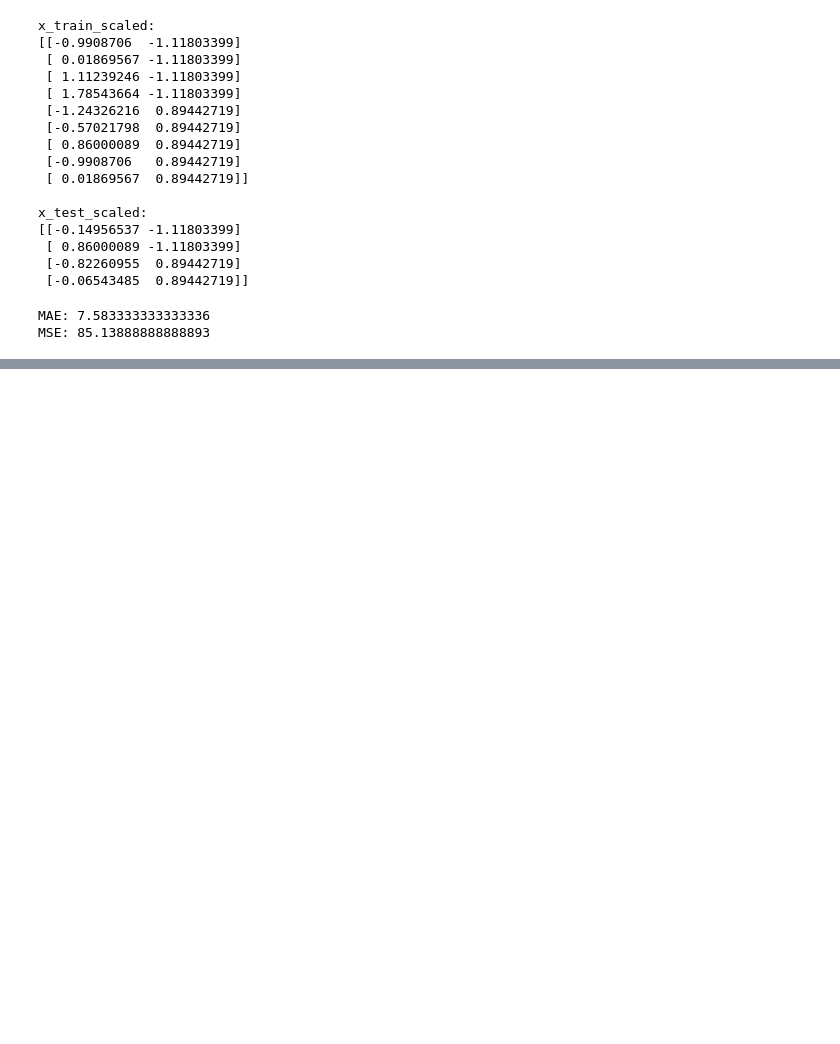
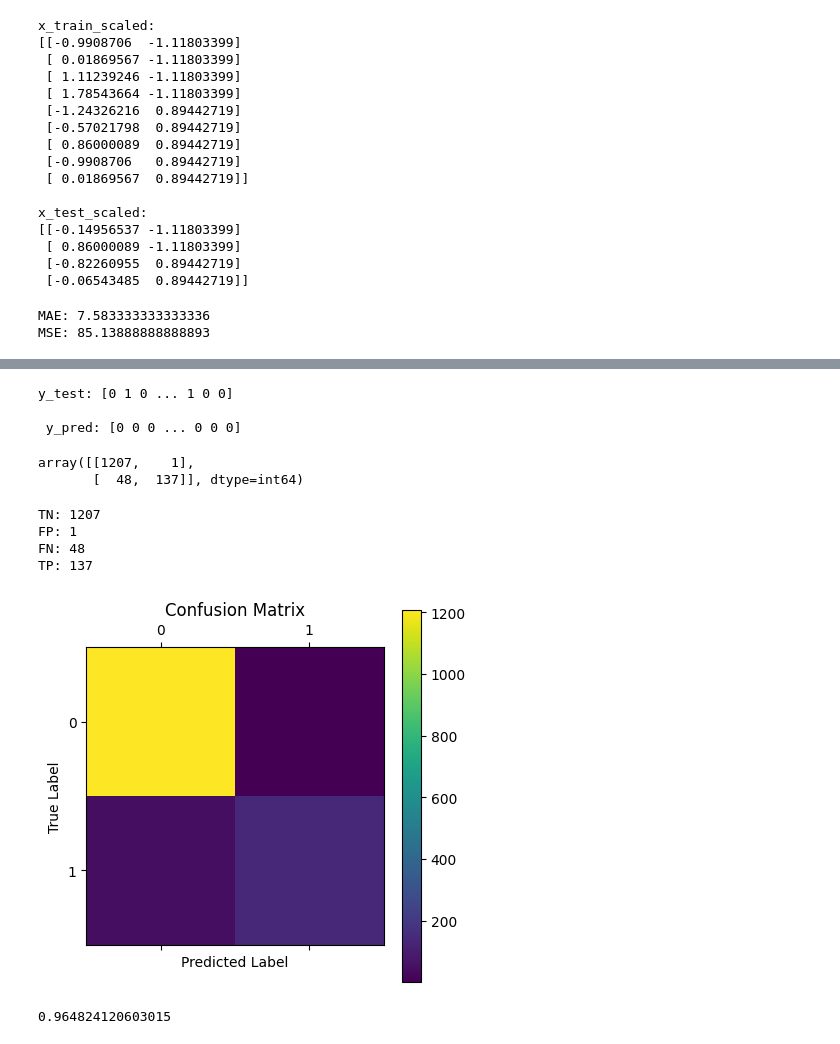
Before and after one commit to fyyqq/scikit-learn, a Jupyter notebook: scikit_learn.ipynb, the cells around one changed output, grey strips where cells are left out. Drawn from its saved outputs; the diff is of its cells as text; code cells hidden in the pictures; blank space fills up the shorter version.

```diff
--- a/scikit_learn.ipynb
+++ b/scikit_learn.ipynb
@@ -1080,0 +1692,7 @@ MSE: 85.13888888888893
+# %%
+from sklearn.model_selection import train_test_split
+
+x_train, x_test, y_train, y_test = train_test_split(x, y, test_size=0.25, random_state=0)
+
+print(x_train, "\n\n")
+print(y_train)
@@ -1080,0 +1709,10 @@ MSE: 85.13888888888893
+# %%
+from sklearn.feature_extraction.text import TfidfVectorizer
+
+vectorizer = TfidfVectorizer(stop_words='english')
+
+x_train_tfidf = vectorizer.fit_transform(x_train)
+x_test_tfidf = vectorizer.transform(x_test)
+
+print(f"x_test_tfidf: \n{x_test_tfidf}\n")
+print(f"x_train_tfidf: \n{x_train_tfidf}\n")
@@ -1080,0 +1737,10 @@ MSE: 85.13888888888893
+# %%
+from sklearn.linear_model import LogisticRegression
+
+model = LogisticRegression()
+model.fit(x_train_tfidf, y_train)
+
+y_pred = model.predict(x_test_tfidf)
+
+for pred, sms in zip(y_pred[:5], x_test[:5]):
+    print(f"Pred: {pred} - SMS: {sms}\n")
@@ -1080,0 +1757,44 @@ MSE: 85.13888888888893
+# %%
+from sklearn.metrics import confusion_matrix
+
+print(f"y_test: {y_test}", "\n\n", f"y_pred: {y_pred}")
+
+matrix = confusion_matrix(y_test, y_pred)
+matrix
+# %% [output]
+y_test: [0 1 0 ... 1 0 0]
+
+ y_pred: [0 0 0 ... 0 0 0]
+array([[1207,    1],
+       [  48,  137]], dtype=int64)
+# %%
+tn, fp, fn, tp = matrix.ravel()
+
+print(f"TN: {tn}")
+print(f"FP: {fp}")
+print(f"FN: {fn}")
+print(f"TP: {tp}")
+# %% [output]
+TN: 1207
+FP: 1
+FN: 48
+TP: 137
+# %%
+import matplotlib.pyplot as pylot
+
+pylot.matshow(matrix)
+pylot.colorbar()
+
+pylot.title("Confusion Matrix")
+pylot.ylabel("True Label")
+pylot.xlabel("Predicted Label")
+
+pylot.show()
+# %% [output]
+[figure, added]
+# %%
+from sklearn.metrics import accuracy_score
+
+accuracy_score(y_test, y_pred)
+# %% [output]
+0.964824120603015
```
Also changed, not shown: parts of 54 cells of this notebook, 13 other files.
